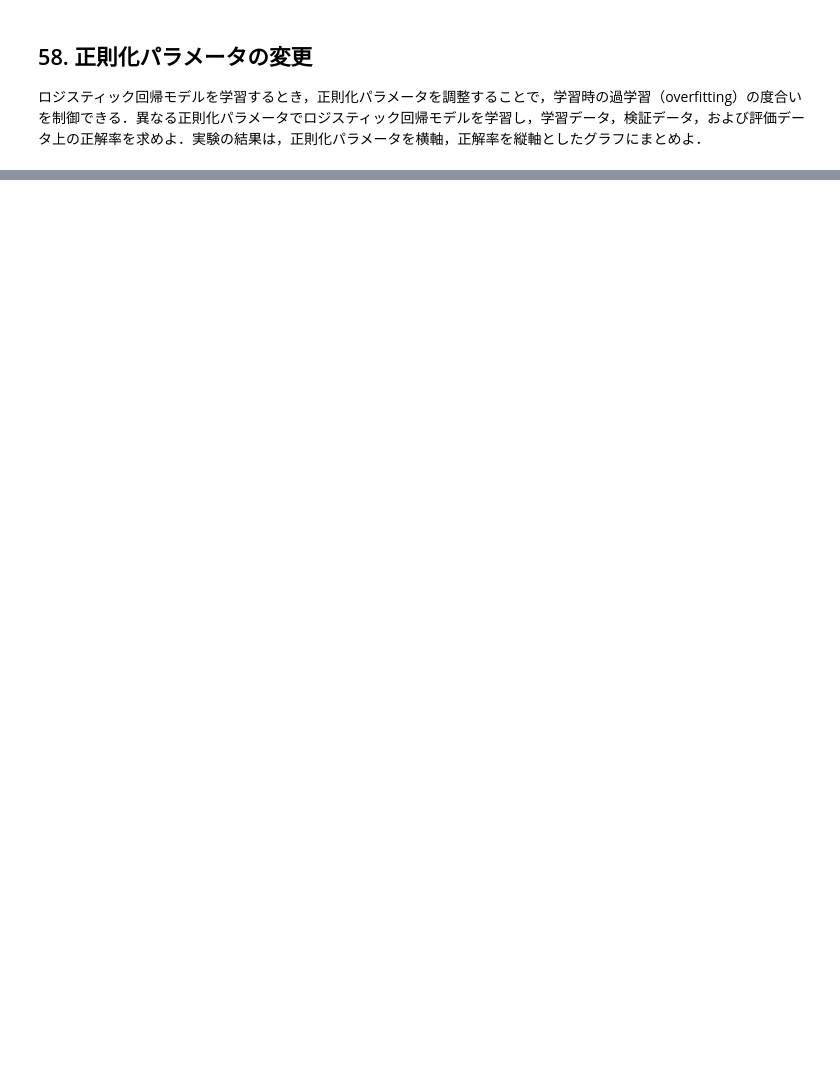
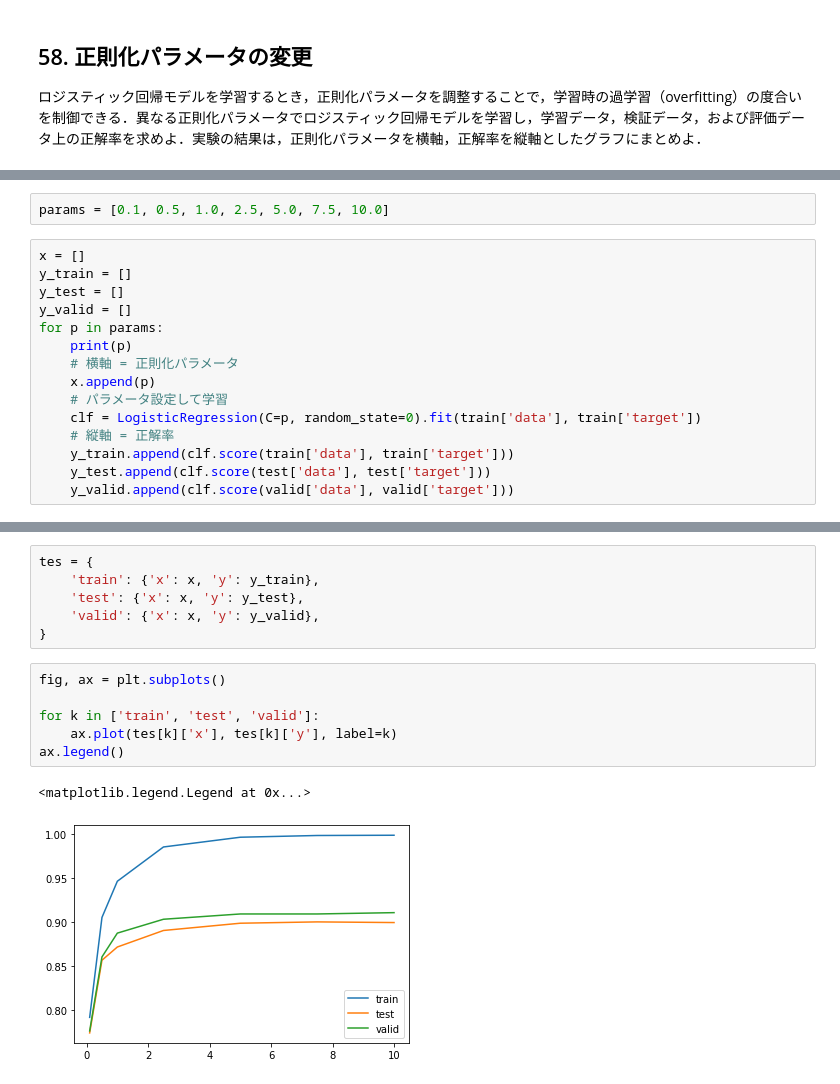
Before and after one commit to Kazuya-Minakuchi/natural_language_processing_100_knocks, a Jupyter notebook: notebooks/06_machine_learning.ipynb, the cells around one changed output, grey strips where cells are left out. Cells and saved outputs as stored; diff of their text form; blank space fills up the shorter version.

```diff
--- a/notebooks/06_machine_learning.ipynb
+++ b/notebooks/06_machine_learning.ipynb
@@ -587,0 +590,17 @@ sorted(feature_dict, key=operator.itemgetter('t'), reverse=True)[:5]
+# %%
+params = [0.1, 0.5, 1.0, 2.5, 5.0, 7.5, 10.0]
+# %%
+x = []
+y_train = []
+y_test = []
+y_valid = []
+for p in params:
+    print(p)
+    # 横軸 = 正則化パラメータ
+    x.append(p)
+    # パラメータ設定して学習
+    clf = LogisticRegression(C=p, random_state=0).fit(train['data'], train['target'])
+    # 縦軸 = 正解率
+    y_train.append(clf.score(train['data'], train['target']))
+    y_test.append(clf.score(test['data'], test['target']))
+    y_valid.append(clf.score(valid['data'], valid['target']))
@@ -587,0 +650,15 @@ sorted(feature_dict, key=operator.itemgetter('t'), reverse=True)[:5]
+# %%
+tes = {
+    'train': {'x': x, 'y': y_train},
+    'test': {'x': x, 'y': y_test},
+    'valid': {'x': x, 'y': y_valid},
+}
+# %%
+fig, ax = plt.subplots()
+
+for k in ['train', 'test', 'valid']:
+    ax.plot(tes[k]['x'], tes[k]['y'], label=k)
+ax.legend()
+# %% [output]
+<matplotlib.legend.Legend at 0x...>
+[figure, added]
```
Also changed, not shown: parts of 29 cells of this notebook.
